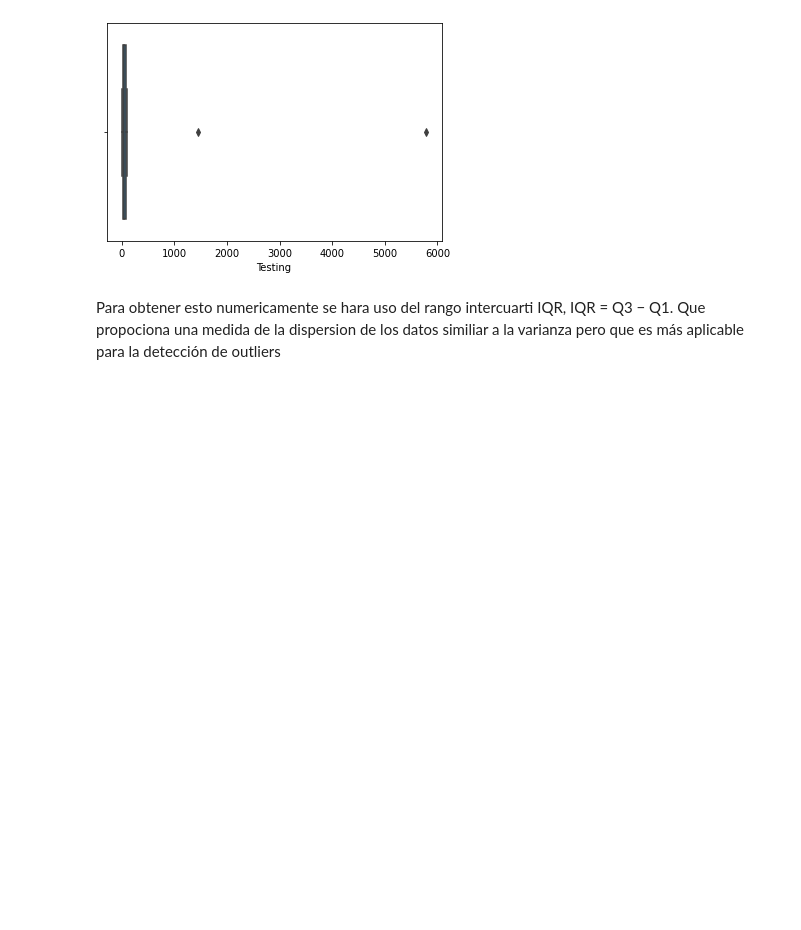
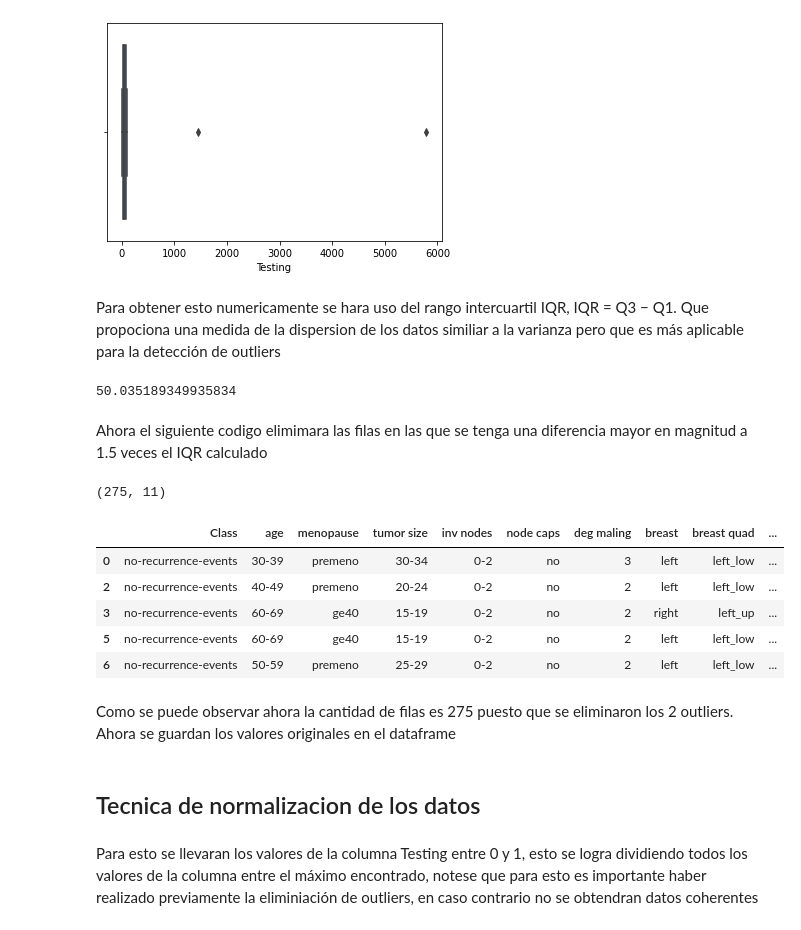
Before and after one commit to jesua187/ReconocimientoPatrones, a Jupyter notebook: InvCorta2.ipynb, the cells around one changed output. Saved outputs shown, nothing was run; the diff lists cells and outputs as text; code cells hidden in the pictures; blank space fills up the shorter version.

```diff
--- a/InvCorta2.ipynb
+++ b/InvCorta2.ipynb
@@ -321,4 +321,30 @@ sns.boxplot(x=breast_cancer['Testing'])
 <matplotlib.axes._subplots.AxesSubplot at 0x...>
 [figure]
 # %% [markdown]
-Para obtener esto numericamente se hara uso del rango intercuarti IQR, IQR = Q3 − Q1. Que propociona una medida de la dispersion de los datos similiar a la varianza pero que es más aplicable para la detección de outliers
+Para obtener esto numericamente se hara uso del rango intercuartil IQR, IQR = Q3 − Q1. Que propociona una medida de la dispersion de los datos similiar a la varianza pero que es más aplicable para la detección de outliers
+# %%
+Q1 = breast_cancer['Testing'].quantile(0.25)
+Q3 = breast_cancer['Testing'].quantile(0.75)
+IQR = Q3 - Q1
+# %%
+print(IQR)
+# %% [output]
+50.035189349935834
+# %% [markdown]
+Ahora el siguiente codigo elimimara las filas en las que se tenga una diferencia mayor en magnitud a 1.5 veces el IQR calculado
+# %%
+breast_cancer_out = breast_cancer[~((breast_cancer['Testing'] < (Q1 - 1.5 * IQR)) |(breast_cancer['Testing'] > (Q3 + 1.5 * IQR)))]
+breast_cancer_out.shape
+# %% [output]
+(275, 11)
+# %%
+breast_cancer_out.head()
+# %% [output]
+|  | Class | age | menopause | tumor size | inv nodes | node caps | deg maling | breast | breast quad | ... |
+| 0 | no-recurrence-events | 30-39 | premeno | 30-34 | 0-2 | no | 3 | left | left_low | ... |
+| 2 | no-recurrence-events | 40-49 | premeno | 20-24 | 0-2 | no | 2 | left | left_low | ... |
+| 3 | no-recurrence-events | 60-69 | ge40 | 15-19 | 0-2 | no | 2 | right | left_up | ... |
+| 5 | no-recurrence-events | 60-69 | ge40 | 15-19 | 0-2 | no | 2 | left | left_low | ... |
+| 6 | no-recurrence-events | 50-59 | premeno | 25-29 | 0-2 | no | 2 | left | left_low | ... |
+# %% [markdown]
+Como se puede observar ahora la cantidad de filas es 275 puesto que se eliminaron los 2 outliers. Ahora se guardan los valores originales en el dataframe
@@ -324,0 +353,4 @@ Para obtener esto numericamente se hara uso del rango intercuarti IQR, IQR = Q3
+# %% [markdown]
+## Tecnica de normalizacion de los datos
+# %% [markdown]
+Para esto se llevaran los valores de la columna Testing entre 0 y 1, esto se logra dividiendo todos los valores de la columna entre el máximo encontrado, notese que para esto es importante haber realizado previamente la eliminiación de outliers, en caso contrario no se obtendran datos coherentes
```
Also changed, not shown: parts of 7 cells of this notebook.
